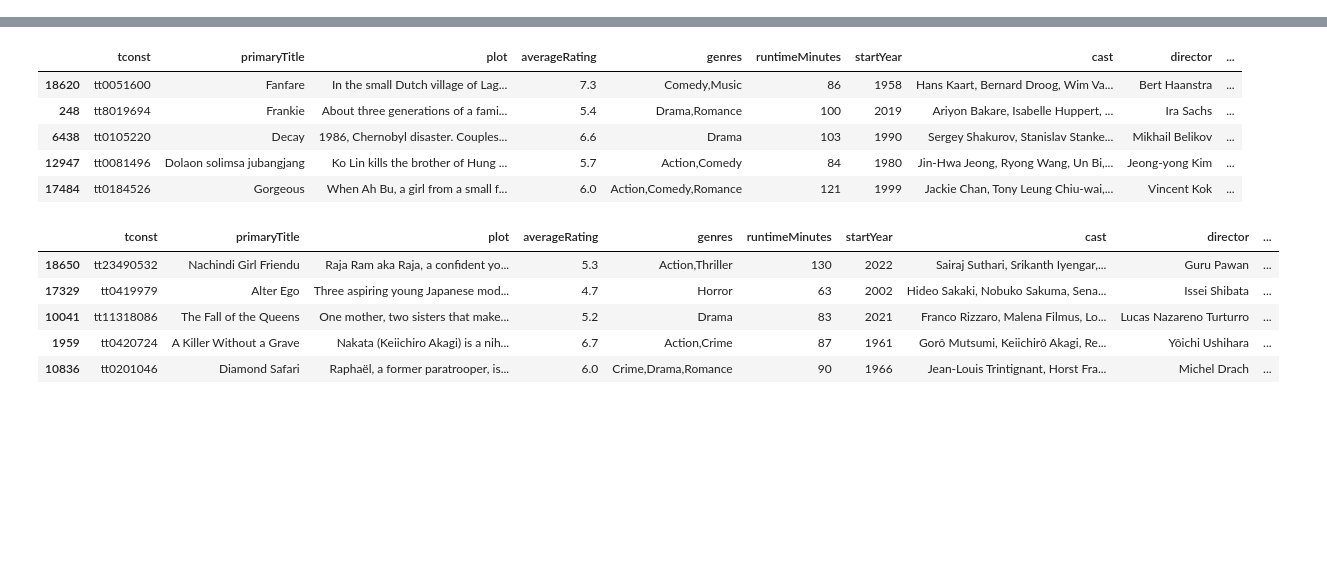
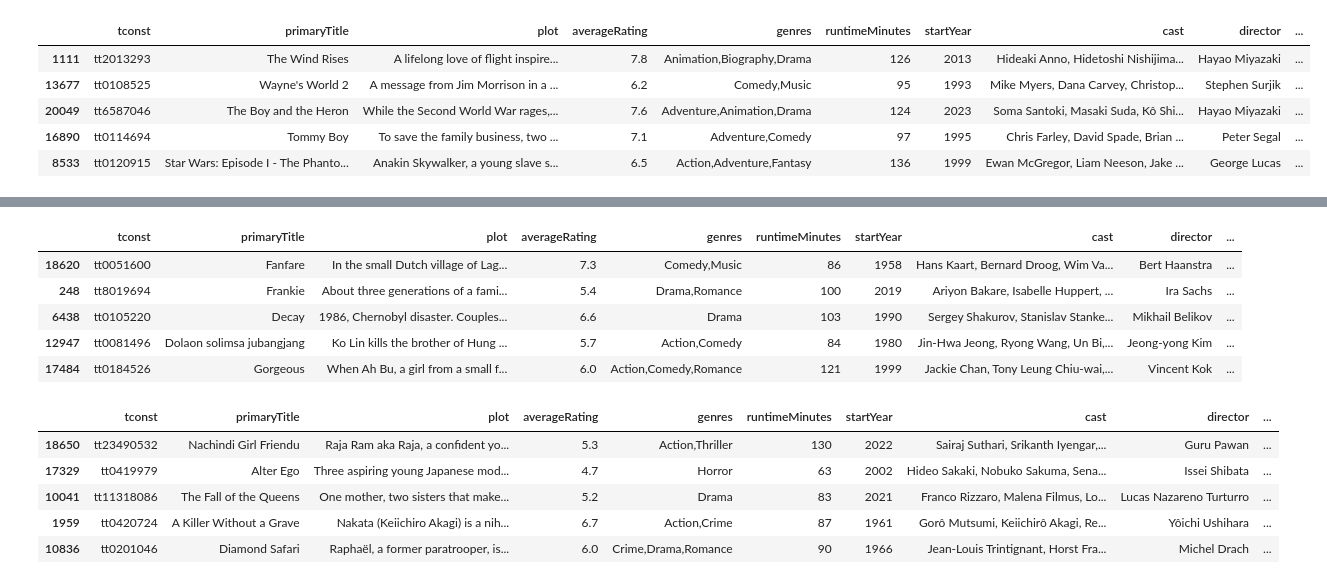
Before and after one commit to Roland-02/Cinephile.com, a Jupyter notebook: recommendEngine.ipynb, the cells around one changed output, grey strips where cells are left out. Cells and saved outputs as stored; diff of their text form; code cells hidden in the pictures; blank space fills up the shorter version.

```diff
--- a/recommendEngine.ipynb
+++ b/recommendEngine.ipynb
@@ -587,13 +587,13 @@ def create_euclidean_vector(row, column):
     euclidean_matrix = 1 / (1 + distances)
     return euclidean_matrix
 
-# get top N films similar to user profile based on input vector (NOT CURRENTLY IN USE)
-def get_similar_films(vector, N):
-    # filtered_vector = vector[~data['tconst'].isin(lovedFilms['tconst'])] #don't recommend film the user has already loved
-    mean_similarity = np.mean(vector, axis=1)
-    sorted_indices = np.argsort(mean_similarity)[::-1]
-    top_N = sorted_indices[:N]
-    return data.iloc[top_N]
+# # get top N films similar to user profile based on input vector (NOT CURRENTLY IN USE)
+# def get_similar_films(vector, N):
+#     # filtered_vector = vector[~data['tconst'].isin(lovedFilms['tconst'])] #don't recommend film the user has already loved
+#     mean_similarity = np.mean(vector, axis=1)
+#     sorted_indices = np.argsort(mean_similarity)[::-1]
+#     top_N = sorted_indices[:N]
+#     return data.iloc[top_N]
 
 
 data['total_likeable'] = data.apply(lambda x: count_likeable(x), axis=1)
@@ -691 +711,22 @@ user_profile
+# %%
+# get top N films similar to user profile based on input vector (NOT CURRENTLY IN USE)
+def get_similar_films(vector, exclude, N):
+    mean_similarity = np.mean(vector, axis=1)
+    sorted_indices = np.argsort(mean_similarity)[::-1]
+    top_N = sorted_indices[:]
+    sorted_films = data.iloc[top_N]
+    sorted_films['similarity'] = mean_similarity[sorted_indices]
+
+    filtered_recommendations = sorted_films[~sorted_films['tconst'].isin(exclude['tconst'])]
+
+    return filtered_recommendations.iloc[:N]
+
+get_similar_films(crew_matrix, lovedFilms, 5)
+# %% [output]
+|  | tconst | primaryTitle | plot | averageRating | genres | runtimeMinutes | startYear | cast | director | ... |
+| 1111 | tt2013293 | The Wind Rises | A lifelong love of flight inspire... | 7.8 | Animation,Biography,Drama | 126 | 2013 | Hideaki Anno, Hidetoshi Nishijima... | Hayao Miyazaki | ... |
+| 13677 | tt0108525 | Wayne's World 2 | A message from Jim Morrison in a ... | 6.2 | Comedy,Music | 95 | 1993 | Mike Myers, Dana Carvey, Christop... | Stephen Surjik | ... |
+| 20049 | tt6587046 | The Boy and the Heron | While the Second World War rages,... | 7.6 | Adventure,Animation,Drama | 124 | 2023 | Soma Santoki, Masaki Suda, Kô Shi... | Hayao Miyazaki | ... |
+| 16890 | tt0114694 | Tommy Boy | To save the family business, two ... | 7.1 | Adventure,Comedy | 97 | 1995 | Chris Farley, David Spade, Brian ... | Peter Segal | ... |
+| 8533 | tt0120915 | Star Wars: Episode I - The Phanto... | Anakin Skywalker, a young slave s... | 6.5 | Action,Adventure,Fantasy | 136 | 1999 | Ewan McGregor, Liam Neeson, Jake ... | George Lucas | ... |
 # %%
```
Also changed, not shown: parts of 10 cells of this notebook, 10 other files.
